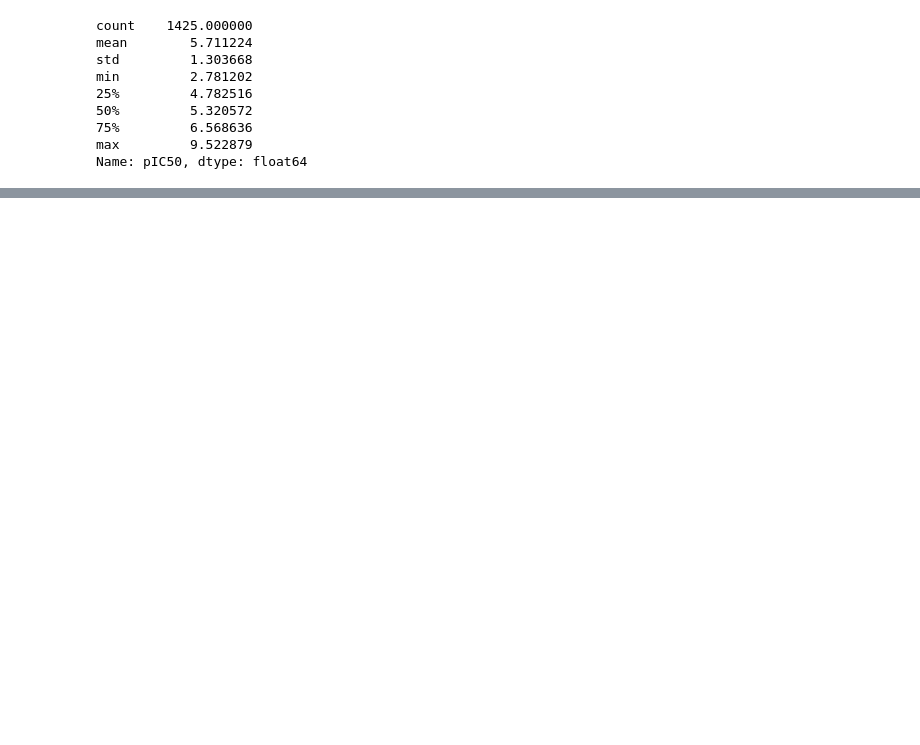
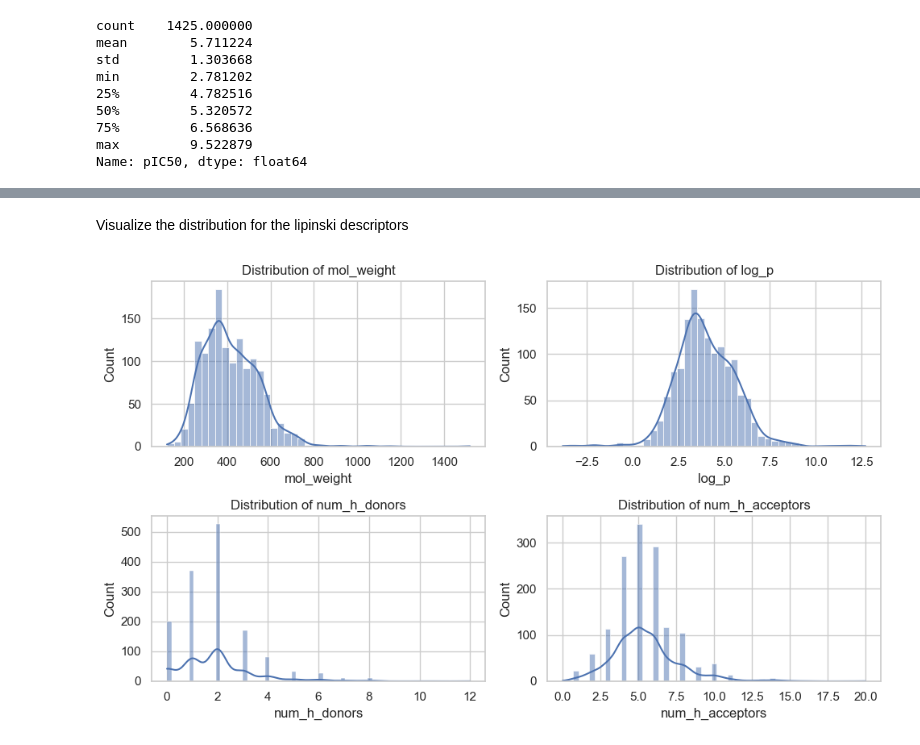
Before and after one commit to HenryYang03/pIC50_prediction_book, a Jupyter notebook: pIC50_prediction/notebooks/Exploratory_Data_Analysis.ipynb, the cells around one changed output, grey strips where cells are left out. Cells and saved outputs as stored; diff of their text form; code cells hidden in the pictures; blank space fills up the shorter version.

Commit message:
Completed notebook 2, ran molecule descriptors from PaDEL, performed EDA on the descriptors, and prepared the X and Y data for model training.

```diff
--- a/pIC50_prediction/notebooks/Exploratory_Data_Analysis.ipynb
+++ b/pIC50_prediction/notebooks/Exploratory_Data_Analysis.ipynb
@@ -82,0 +161,14 @@ Name: pIC50, dtype: float64
+# %% [markdown]
+Visualize the distribution for the lipinski descriptors
+# %%
+sns.set(style="whitegrid")
+
+plt.figure(figsize=(10, 6))
+for i, col in enumerate(['mol_weight', 'log_p', 'num_h_donors', 'num_h_acceptors'], 1):
+    plt.subplot(2, 2, i)
+    sns.histplot(df[col], kde=True)
+    plt.title(f'Distribution of {col}')
+plt.tight_layout()
+plt.show()
+# %% [output]
+[figure, added]
```
Also changed, not shown: parts of 22 cells of this notebook, 40 other files.
